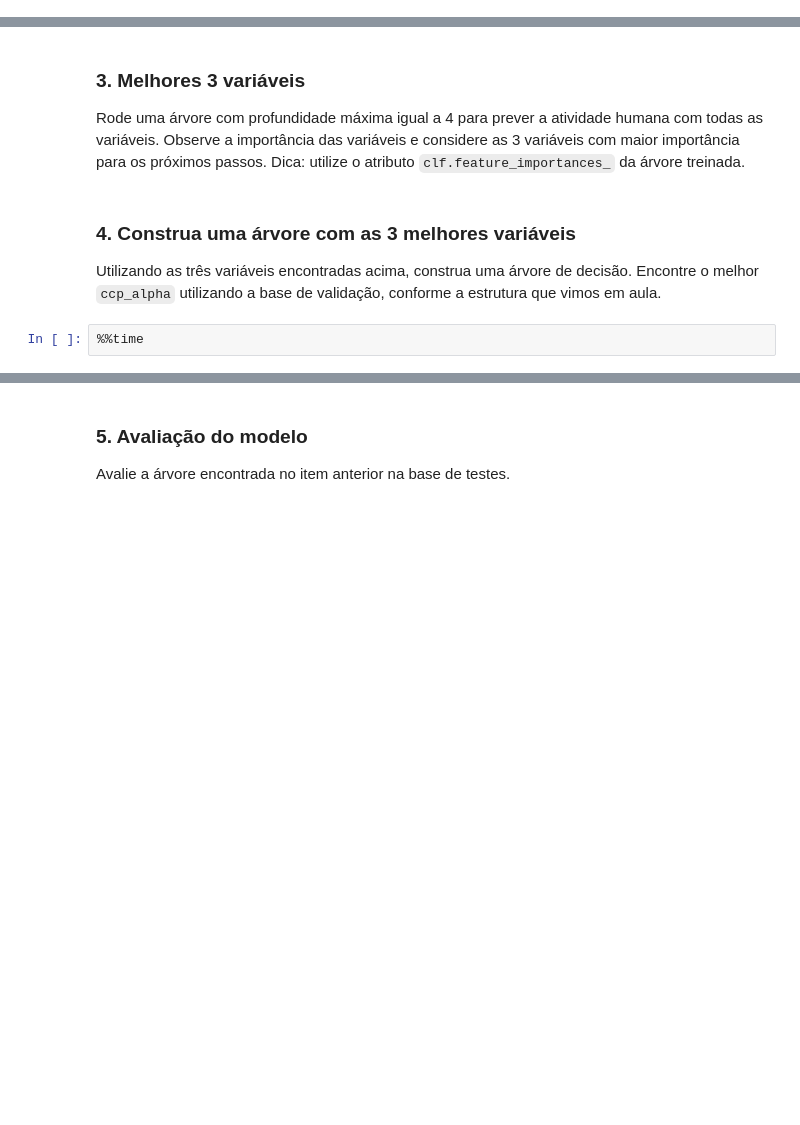
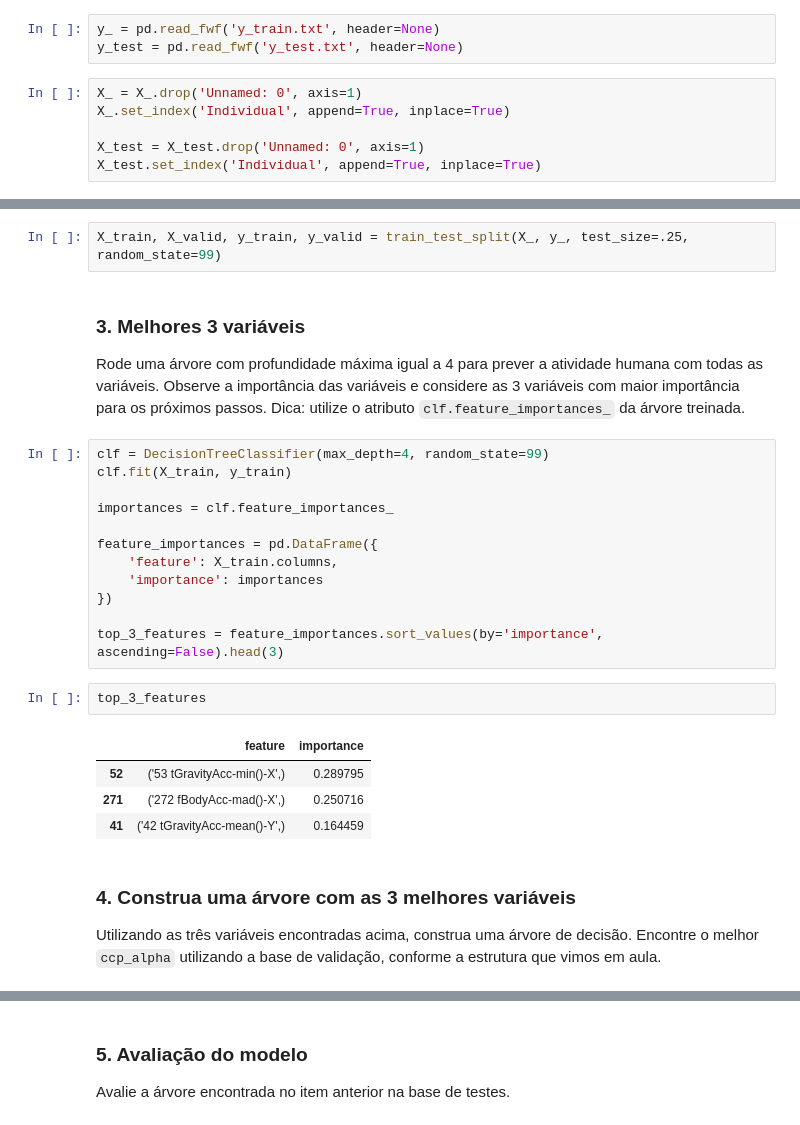
Before and after one commit to PedroHang/Trees-II-Exercise-II, a Jupyter notebook: trees2exercise2.ipynb, the cells around one changed output, grey strips where cells are left out. Saved outputs shown, nothing was run; the diff lists cells and outputs as text; blank space fills up the shorter version.

````diff
--- a/trees2exercise2.ipynb
+++ b/trees2exercise2.ipynb
@@ -24,4 +24,13 @@ X_train = pd.read_csv("X_train_final.csv")
 X_test = pd.read_csv("X_test_final.csv")
+# %%
+y_ = pd.read_fwf('y_train.txt', header=None)
+y_test = pd.read_fwf('y_test.txt', header=None)
+# %%
+X_ = X_.drop('Unnamed: 0', axis=1)
+X_.set_index('Individual', append=True, inplace=True)
+
+X_test = X_test.drop('Unnamed: 0', axis=1)
+X_test.set_index('Individual', append=True, inplace=True)
 # %% [markdown]
 ### 2. Divisão da base em Treino, Validação e Teste
 
@@ -29,14 +38,33 @@ A base já se encontra dividida em Treino e Validação. O que vamos fazer entã
 
 Extraia 25% da base de treino como base de validação.
+# %%
+X_train, X_valid, y_train, y_valid = train_test_split(X_, y_, test_size=.25, random_state=99)
 # %% [markdown]
 ### 3. Melhores 3 variáveis
 
 Rode uma árvore com profundidade máxima igual a 4 para prever a atividade humana com todas as variáveis.
 Observe a importância das variáveis e considere as 3 variáveis com maior importância para os próximos passos.
 Dica: utilize o atributo ```clf.feature_importances_``` da árvore treinada.
+# %%
+clf = DecisionTreeClassifier(max_depth=4, random_state=99)
+clf.fit(X_train, y_train)
+
+importances = clf.feature_importances_
+
+feature_importances = pd.DataFrame({
+    'feature': X_train.columns,
+    'importance': importances
+})
+
+top_3_features = feature_importances.sort_values(by='importance', ascending=False).head(3)
+# %%
+top_3_features
+# %% [output]
+|  | feature | importance |
+| 52 | ('53 tGravityAcc-min()-X',) | 0.289795 |
+| 271 | ('272 fBodyAcc-mad()-X',) | 0.250716 |
+| 41 | ('42 tGravityAcc-mean()-Y',) | 0.164459 |
 # %% [markdown]
 ### 4. Construa uma árvore com as 3 melhores variáveis
 
 Utilizando as três variáveis encontradas acima, construa uma árvore de decisão. Encontre o melhor ```ccp_alpha``` utilizando a base de validação, conforme a estrutura que vimos em aula.
-# %%
-%%time
````
Also changed, not shown: parts of 12 cells of this notebook.
